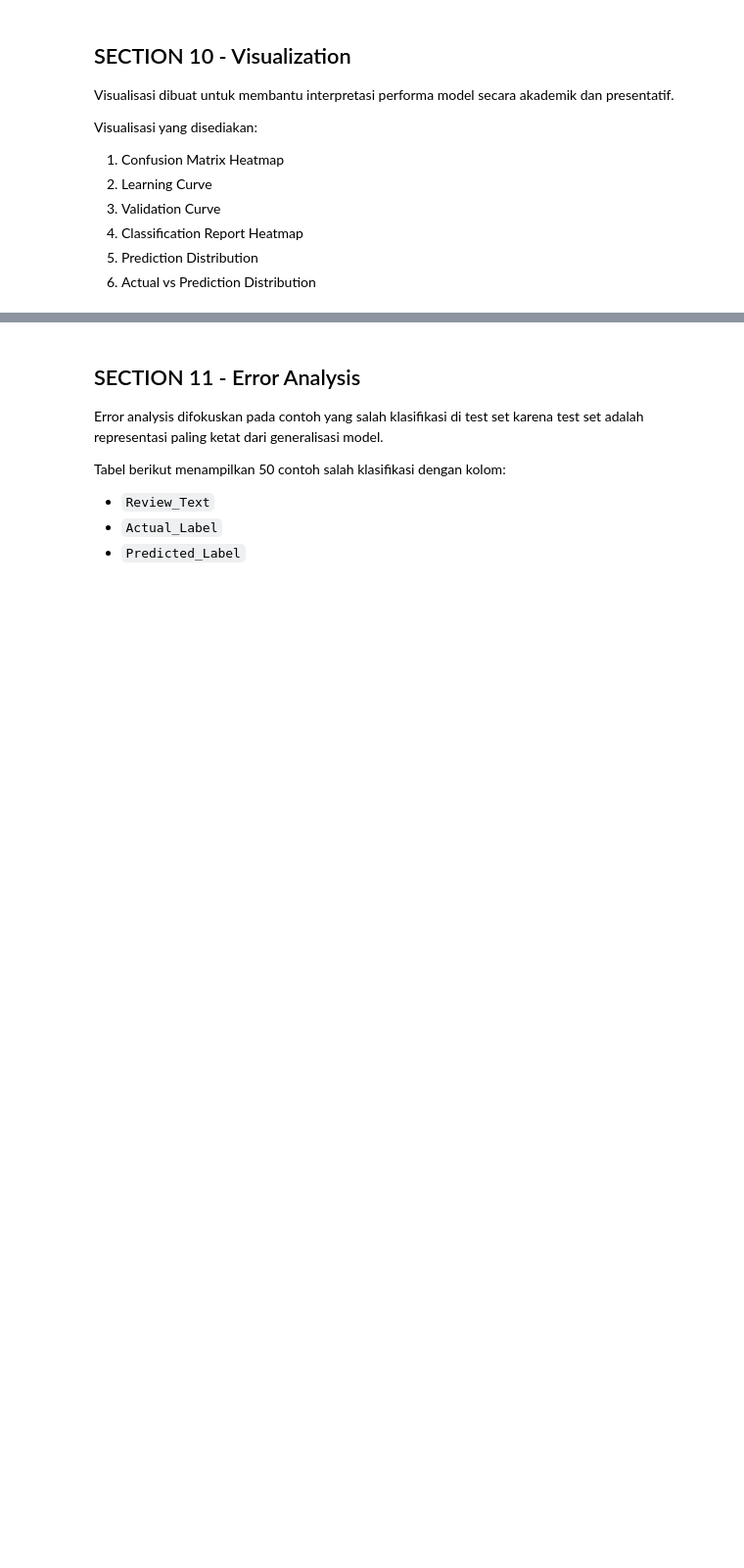
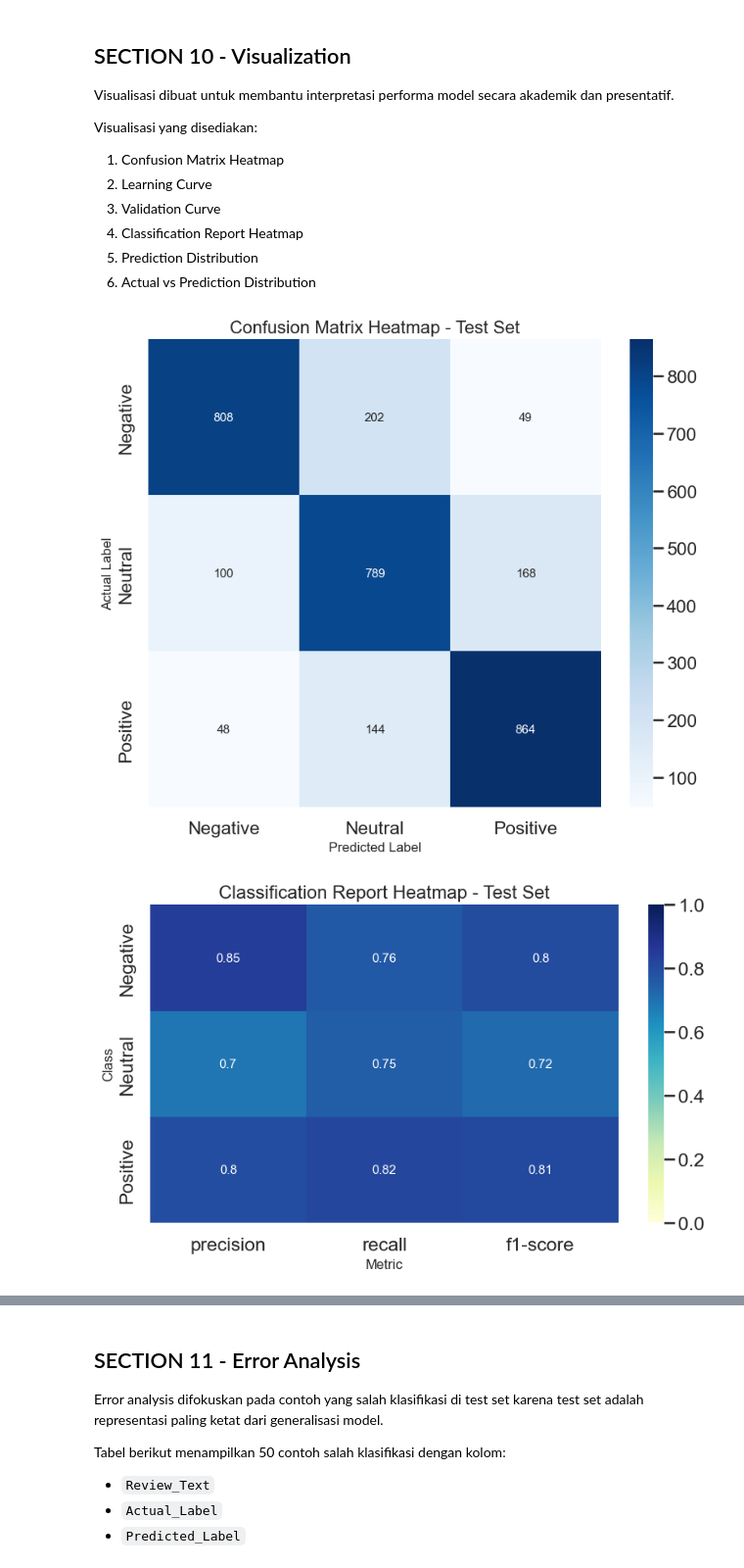
Before and after one commit to Gepx/sigap-ai, a Jupyter notebook: ai/sigap_ai_linear_svm_baseline_sigap_ai.ipynb, the cells around one changed output, grey strips where cells are left out. Shown at 98% size. Cells and saved outputs as stored; diff of their text form; code cells hidden in the pictures; blank space fills up the shorter version.

Commit message:
model

```diff
--- a/ai/sigap_ai_linear_svm_baseline_sigap_ai.ipynb
+++ b/ai/sigap_ai_linear_svm_baseline_sigap_ai.ipynb
@@ -419,9 +620,20 @@ def evaluate_model(model, x, y, split_name):
     report_df = pd.DataFrame(report_dict).T.reset_index().rename(columns={'index': 'label'})
     return metrics, pred, report_df
 
-val_metrics, val_pred, val_report_df = evaluate_model(final_model, X_val, val_y, 'validation')
-test_metrics, test_pred, test_report_df = evaluate_model(final_model, X_test, test_y, 'test')
 
+val_metrics, val_pred, val_report_df = evaluate_model(
+    best_model,
+    X_val_final,
+    val_y,
+    'validation'
+)
+
+test_metrics, test_pred, test_report_df = evaluate_model(
+    best_model,
+    X_test_final,
+    test_y,
+    'test'
+)
 metrics_df = pd.DataFrame([val_metrics, test_metrics])
 display(metrics_df)
 display(val_report_df)
@@ -454,59 +701,6 @@ sns.heatmap(cm, annot=True, fmt='d', cmap='Blues', xticklabels=class_names, ytic
 ax.set_title('Confusion Matrix Heatmap - Test Set')
 ax.set_xlabel('Predicted Label')
 ax.set_ylabel('Actual Label')
-plt.tight_layout()
-plt.show()
-
-# 2. Learning Curve
-train_sizes, train_scores, valid_scores = learning_curve(
-    estimator=final_model,
-    X=X_train,
-    y=train_y,
-    train_sizes=np.linspace(0.1, 1.0, 5),
-    cv=cv_strategy,
-    scoring='f1_macro',
-    n_jobs=-1,
-    shuffle=True,
-    random_state=42,
-)
-train_mean = train_scores.mean(axis=1)
-train_std = train_scores.std(axis=1)
-valid_mean = valid_scores.mean(axis=1)
-valid_std = valid_scores.std(axis=1)
-
-fig, ax = plt.subplots(figsize=(10, 7))
-ax.plot(train_sizes, train_mean, marker='o', label='Training Score')
-ax.plot(train_sizes, valid_mean, marker='o', label='Cross-Validation Score')
-ax.fill_between(train_sizes, train_mean - train_std, train_mean + train_std, alpha=0.15)
-ax.fill_between(train_sizes, valid_mean - valid_std, valid_mean + valid_std, alpha=0.15)
-ax.set_title('Learning Curve - Linear SVM')
-ax.set_xlabel('Training Samples')
-ax.set_ylabel('Macro F1 Score')
-ax.legend()
-plt.tight_layout()
-plt.show()
-
-# 3. Validation Curve
-c_values = np.array([0.01, 0.1, 1, 10, 100])
-val_train_scores, val_test_scores = validation_curve(
-    estimator=final_model,
-    X=X_train,
-    y=train_y,
-    param_name='svm__C',
-    param_range=c_values,
-    cv=cv_strategy,
-    scoring='f1_macro',
-    n_jobs=-1,
-)
-
-fig, ax = plt.subplots(figsize=(10, 7))
-ax.plot(c_values, val_train_scores.mean(axis=1), marker='o', label='Training Score')
-ax.plot(c_values, val_test_scores.mean(axis=1), marker='o', label='Validation Score')
-ax.set_xscale('log')
-ax.set_title('Validation Curve - C Parameter')
-ax.set_xlabel('C')
-ax.set_ylabel('Macro F1 Score')
-ax.legend()
 plt.tight_layout()
 plt.show()
 
@@ -539,30 +733,33 @@ axes[1].set_title('Prediction Distribution - Test')
 axes[1].set_xlabel('Predicted Label')
 axes[1].set_ylabel('Count')
 plt.tight_layout()
 plt.show()
 
 # 6. Actual vs Prediction Distribution
 fig, axes = plt.subplots(1, 2, figsize=(16, 6), sharey=True)
 val_actual_dist = pd.Series(val_y).map(inverse_label_mapping).value_counts().reindex(class_names).fillna(0)
 test_actual_dist = pd.Series(test_y).map(inverse_label_mapping).value_counts().reindex(class_names).fillna(0)
 
 def grouped_distribution(ax, actual_dist, pred_dist, title):
     x = np.arange(len(class_names))
     width = 0.35
     ax.bar(x - width / 2, actual_dist.values, width=width, label='Actual')
     ax.bar(x + width / 2, pred_dist.values, width=width, label='Predicted')
     ax.set_xticks(x)
     ax.set_xticklabels(class_names)
     ax.set_title(title)
     ax.set_xlabel('Class')
     ax.set_ylabel('Count')
     ax.legend()
     for i, value in enumerate(actual_dist.values):
         ax.text(i - width / 2, value + 5, str(int(value)), ha='center', va='bottom', fontsize=9)
     for i, value in enumerate(pred_dist.values):
         ax.text(i + width / 2, value + 5, str(int(value)), ha='center', va='bottom', fontsize=9)
 
 grouped_distribution(axes[0], val_actual_dist, val_pred_dist, 'Actual vs Prediction - Validation')
 grouped_distribution(axes[1], test_actual_dist, test_pred_dist, 'Actual vs Prediction - Test')
 plt.tight_layout()
 plt.show()
+# %% [output]
+[figure, added]
+[figure, added]
```
Also changed, not shown: parts of 32 cells of this notebook, 20 other files.
